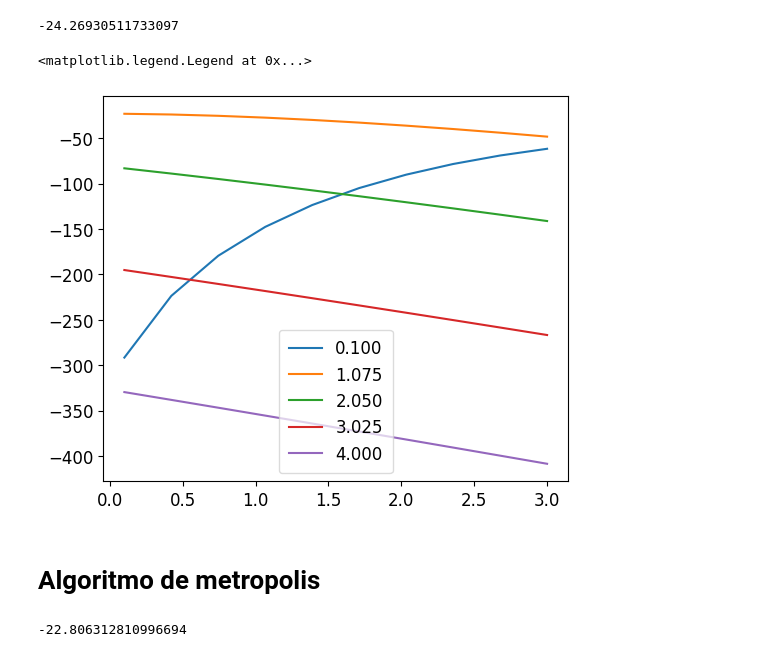
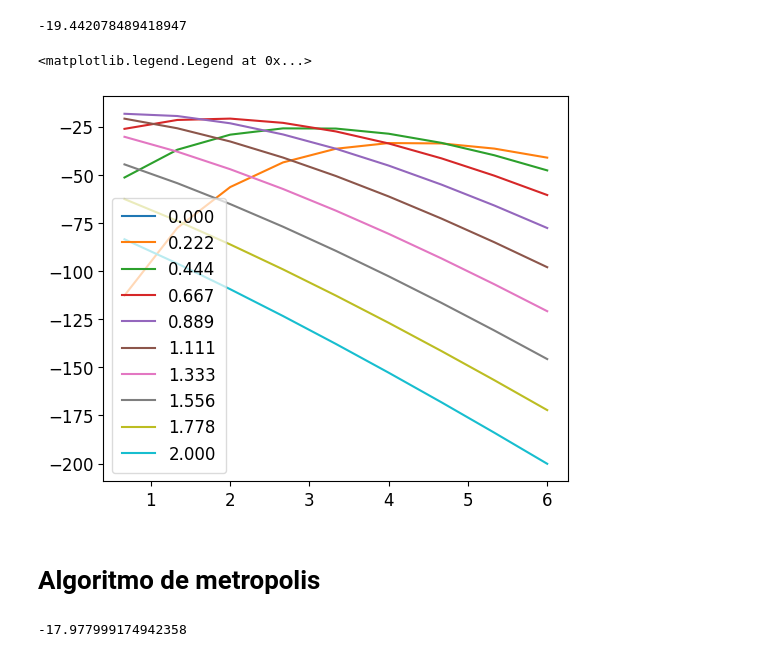
Before and after one commit to asegura4488/StatsHEP, a Jupyter notebook: Systematic/Bayesian/MetropolisSamplingBayes.ipynb, the cells around one changed output. Saved outputs shown, nothing was run; the diff lists cells and outputs as text; code cells hidden in the pictures.

```diff
--- a/Systematic/Bayesian/MetropolisSamplingBayes.ipynb
+++ b/Systematic/Bayesian/MetropolisSamplingBayes.ipynb
@@ -52,7 +52,13 @@ def LogPrior(p):
 
     mu,e = p
 
-    if np.isscalar(mu):
-        return 0. if mu >= 0. else -np.inf
+    if np.isscalar(mu) and np.isscalar(e):
+        if mu > 0. and e > 0.:
+            return 0.
+        else:
+            return -np.inf
     else:
-        return 0. if np.any(mu >= 0.) else -np.inf
+        if np.all( mu > 0 ) and np.all( e > 0. ):
+            return 0.
+        else:
+            return -np.inf
@@ -67,7 +73,9 @@ def LogLikelihood(p,n,b,s):
     # Distribution parameters
     mu,e = p
 
-    lambda_ = mu*s + e*b
+    # Regularizador
+    r = 1e-6
+    lambda_ = mu*s + e*b + r
 
     log_likelihood = -lambda_ + n * np.log( lambda_ ) - gammaln( n+1 )
 
@@ -82,10 +90,10 @@ def GetJointLogLikelihood(p,n,b,s):
     for c in range(N):
 
         # Each cannel has its own uncertainty
-        sigmab = 5*b[c]/np.sqrt(b[c])
+        sigmab = b[c]/np.sqrt(b[c])
 
         JointLike += LogLikelihood( p, n[c], b[c], s[c] )
-        JointLike += np.log( Gauss(e, 1., sigmab) ) # The efficieny is 1
+        JointLike += np.log( Gauss(e, 1., sigmab) ) # The efficieny has a mean of 1
 
     return JointLike
 # %%
@@ -94,24 +102,24 @@ def LogPosterior(p,n,b,s):
 # %%
 LogPosterior(np.array([0.8,0.8]),n,b,s)
 # %% [output]
--24.26930511733097
+-19.442078489418947
 # %%
-mu = np.linspace(0.1,3.,10)
-epsilon = np.linspace(0.1,4,5)
+mu = np.linspace(0.,6.,10)
+epsilon = np.linspace(0.,2, 10)
 
 for e in range(len(epsilon)):
 
     Posterior = np.zeros_like(mu)
 
     for j in range(len(mu)):
         Posterior[j] = LogPosterior(np.array([mu[j],epsilon[e]]),n,b,s)
 
     plt.plot(mu,Posterior,label='%.3f'%(epsilon[e]))
 
 plt.legend()
 # %% [output]
 <matplotlib.legend.Legend at 0x...>
-[figure, old version]
+[figure, new version]
 # %% [markdown]
 # Algoritmo de metropolis
 # %%
@@ -120,6 +128,6 @@ nll = lambda *p: LogPosterior(*p)
 pt = np.array([0.4,1.])
 nll(pt,n,b,s)
 # %% [output]
--22.806312810996694
+-17.977999174942358
 # %%
 # Algoritmo de metropolis
```
Also changed, not shown: parts of 14 cells of this notebook, 1 other file.
